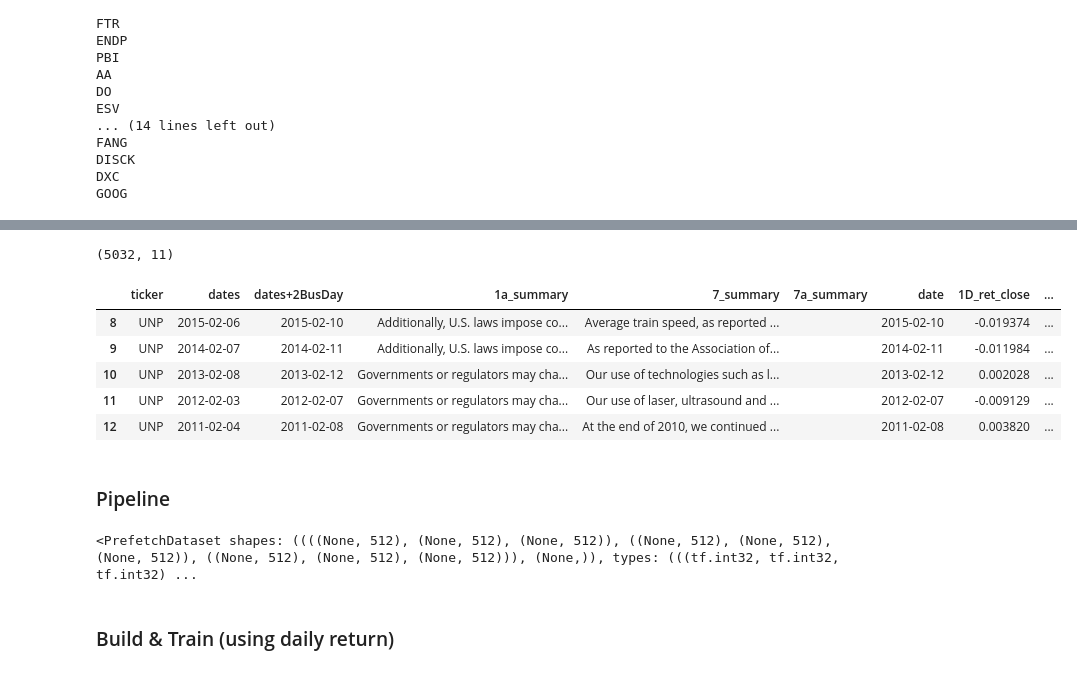
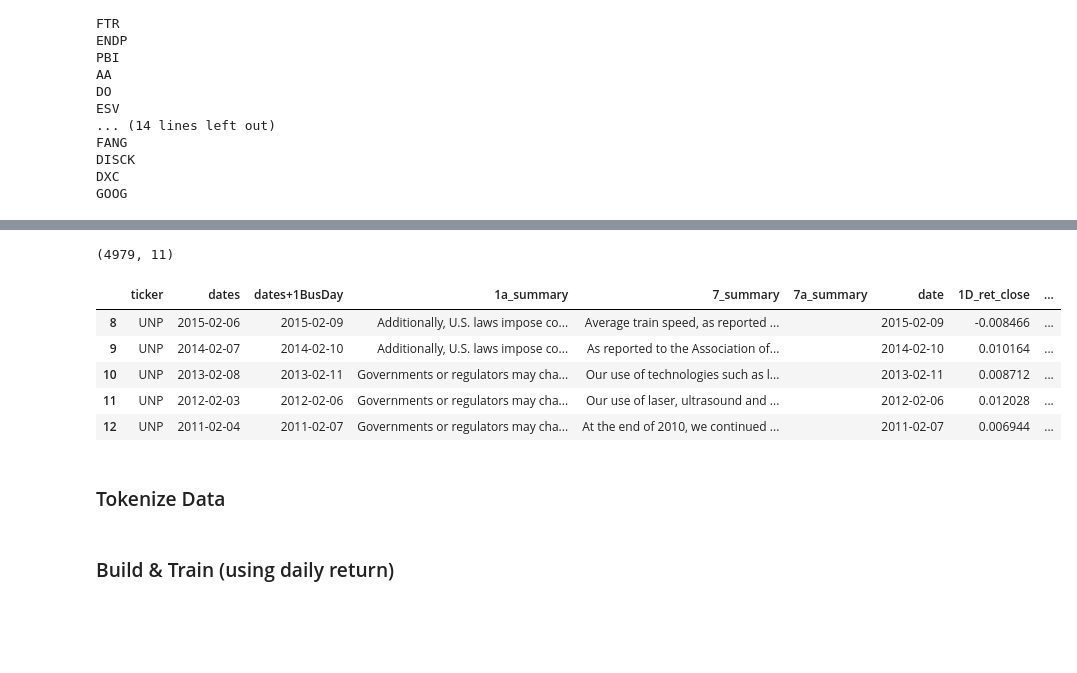
Before and after one commit to abnormal-distribution/AC295_abnormal-distribution, a Jupyter notebook: submissions/project_Abnormal-Distribution/milestone3_Abnormal-Distribution/10Ks_EDA_Model.ipynb, the cells around one changed output, grey strips where cells are left out. Cells and saved outputs as stored; diff of their text form; code cells hidden in the pictures; blank space fills up the shorter version.

```diff
--- a/submissions/project_Abnormal-Distribution/10Ks_EDA_Model.ipynb
+++ b/submissions/project_Abnormal-Distribution/milestone3_Abnormal-Distribution/10Ks_EDA_Model.ipynb
@@ -1049,6 +1064,5 @@ df_returns['date'] = pd.to_datetime(df_returns['date']).dt.tz_convert(None)
 
 df['dates'] = pd.to_datetime(df['dates'])
 df['dates+1BusDay'] = df['dates'].apply(lambda x: x + BDay(1))
-df['dates+2BusDay'] = df['dates'].apply(lambda x: x + BDay(2))
 df.head()
 # %% [output]
@@ -1061,19 +1075,19 @@ df.head()
 # %%
-df_merged = pd.merge(df[['ticker', 'dates', 'dates+2BusDay', '1a_summary', '7_summary', '7a_summary']], df_returns[['ticker', 'date', '1D_ret_close', '1M_ret_close']], how='left',
-                     left_on=['ticker', 'dates+2BusDay'], right_on=['ticker', 'date'])
+df_merged = pd.merge(df[['ticker', 'dates', 'dates+1BusDay', '1a_summary', '7_summary', '7a_summary']], df_returns[['ticker', 'date', '1D_ret_close', '1M_ret_close']], how='left',
+                     left_on=['ticker', 'dates+1BusDay'], right_on=['ticker', 'date'])
 df_merged['binary_returns'] = df_merged['1D_ret_close'].apply(lambda x: 1 if x>0 else 0)
 df_merged['binary_returns_monthly'] = df_merged['1M_ret_close'].apply(lambda x: 1 if x>0 else 0)
 df_merged.dropna(inplace=True)
 print(df_merged.shape)
 df_merged.head()
 # %% [output]
-(5032, 11)
+(4979, 11)
-|  | ticker | dates | dates+2BusDay | 1a_summary | 7_summary | 7a_summary | date | 1D_ret_close | ... |
-| 8 | UNP | 2015-02-06 | 2015-02-10 | Additionally, U.S. laws impose co... | Average train speed, as reported ... |  | 2015-02-10 | -0.019374 | ... |
-| 9 | UNP | 2014-02-07 | 2014-02-11 | Additionally, U.S. laws impose co... | As reported to the Association of... |  | 2014-02-11 | -0.011984 | ... |
-| 10 | UNP | 2013-02-08 | 2013-02-12 | Governments or regulators may cha... | Our use of technologies such as l... |  | 2013-02-12 | 0.002028 | ... |
-| 11 | UNP | 2012-02-03 | 2012-02-07 | Governments or regulators may cha... | Our use of laser, ultrasound and ... |  | 2012-02-07 | -0.009129 | ... |
-| 12 | UNP | 2011-02-04 | 2011-02-08 | Governments or regulators may cha... | At the end of 2010, we continued ... |  | 2011-02-08 | 0.003820 | ... |
+|  | ticker | dates | dates+1BusDay | 1a_summary | 7_summary | 7a_summary | date | 1D_ret_close | ... |
+| 8 | UNP | 2015-02-06 | 2015-02-09 | Additionally, U.S. laws impose co... | Average train speed, as reported ... |  | 2015-02-09 | -0.008466 | ... |
+| 9 | UNP | 2014-02-07 | 2014-02-10 | Additionally, U.S. laws impose co... | As reported to the Association of... |  | 2014-02-10 | 0.010164 | ... |
+| 10 | UNP | 2013-02-08 | 2013-02-11 | Governments or regulators may cha... | Our use of technologies such as l... |  | 2013-02-11 | 0.008712 | ... |
+| 11 | UNP | 2012-02-03 | 2012-02-06 | Governments or regulators may cha... | Our use of laser, ultrasound and ... |  | 2012-02-06 | 0.012028 | ... |
+| 12 | UNP | 2011-02-04 | 2011-02-07 | Governments or regulators may cha... | At the end of 2010, we continued ... |  | 2011-02-07 | 0.006944 | ... |
-# %% [markdown]
-### Pipeline
+# %% [markdown]
+### Tokenize Data
 # %%
@@ -1124,6 +1115,2 @@ valid_data = valid_data.cache().prefetch(buffer_size=100)
-# %%
-print(train_data)
-# %% [output]
-<PrefetchDataset shapes: ((((None, 512), (None, 512), (None, 512)), ((None, 512), (None, 512), (None, 512)), ((None, 512), (None, 512), (None, 512))), (None,)), types: (((tf.int32, tf.int32, tf.int32) ...
 # %% [markdown]
 ### Build & Train (using daily return)
```
Also changed, not shown: parts of 18 cells of this notebook.
